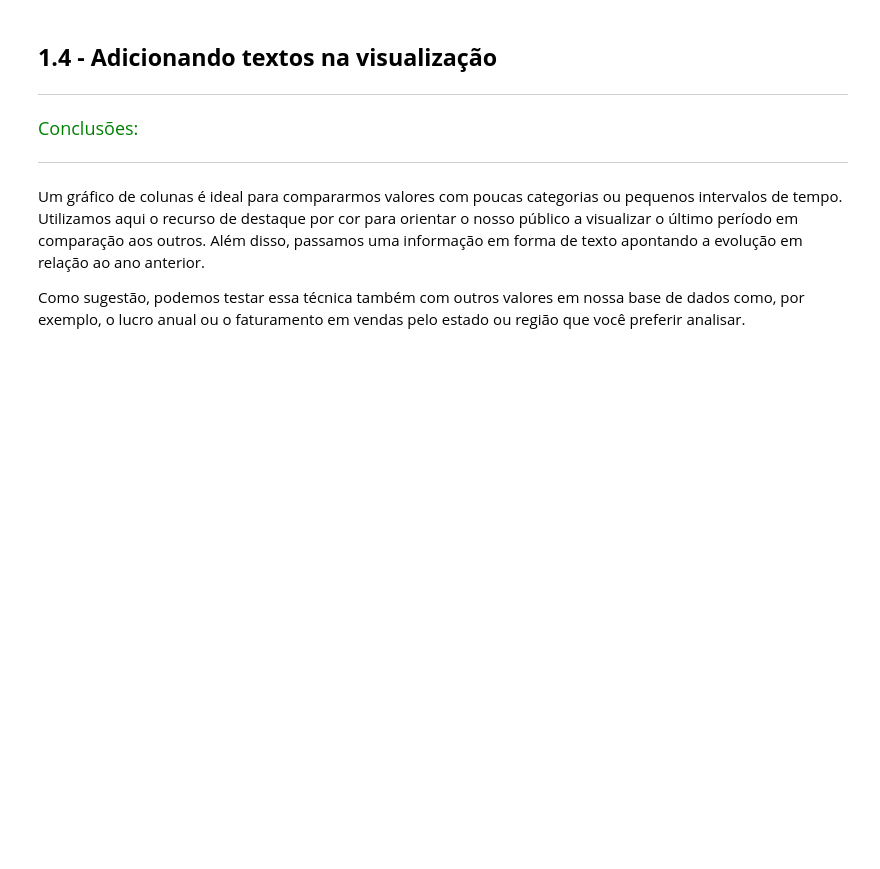
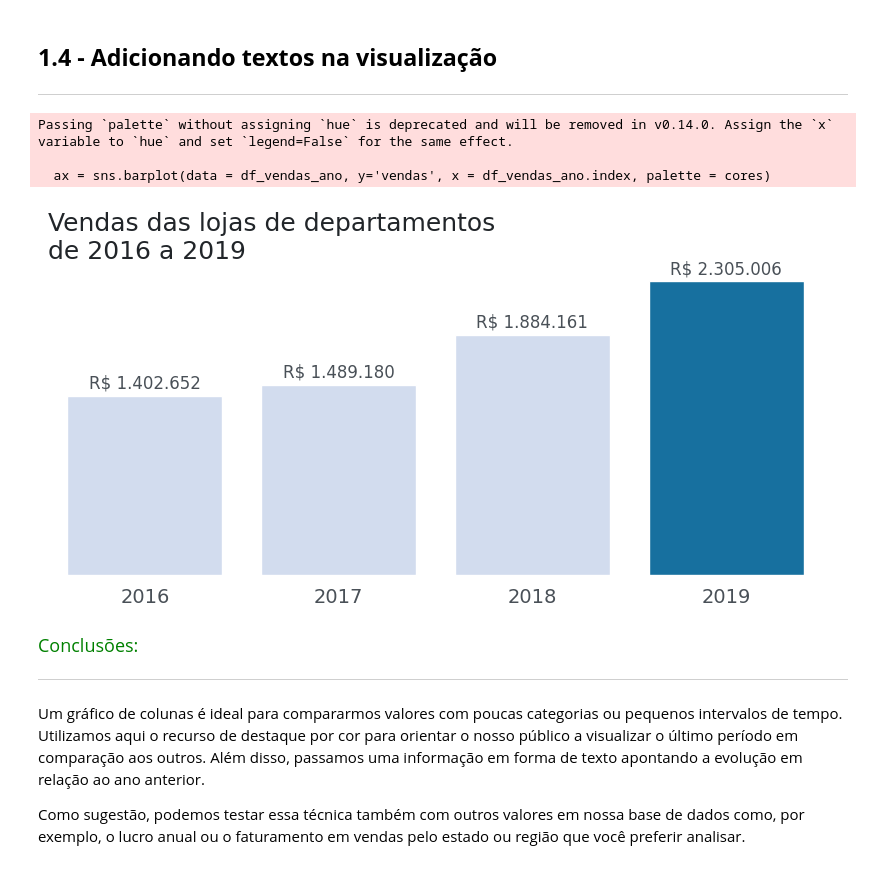
Before and after one commit to Lyanan85/In-GameSeries, a Jupyter notebook: Projeto+Inicial+_+Dataviz_+Gráficos.ipynb, the cells around one changed output. Cells and saved outputs as stored; diff of their text form; code cells hidden in the pictures; blank space fills up the shorter version.

```diff
--- a/Projeto+Inicial+_+Dataviz_+Gráficos.ipynb
+++ b/Projeto+Inicial+_+Dataviz_+Gráficos.ipynb
@@ -240,3 +242,32 @@ plt.show()
+# %%
+def grafico_vendas(cores: list=[AZUL2]):
+  # Importando as bibliotecas
+  import matplotlib.pyplot as plt
+  import seaborn as sns
+
+  # Área do gráfico e tema da visualização
+  fig, ax = plt.subplots(figsize=(10,4))
+  sns.set_theme(style="white")
+
+  # Gerando o gráfico de colunas
+  ax = sns.barplot(data = df_vendas_ano, y='vendas', x = df_vendas_ano.index, palette = cores)
+
+  # Personalizando o gráfico
+  ax.set_title("Vendas das lojas de departamentos\nde 2016 a 2019", loc="left", fontsize=18, color= CINZA1)
+  ax.set_xlabel("")
+  ax.set_ylabel("")
+  ax.xaxis.set_tick_params(labelsize = 14, labelcolor = CINZA2)
+  sns.despine(left= True, bottom = True)
+
+  # Escrevendo os valores de cada barra no gráfico
+  ax.set_yticklabels([])
+  for i, valor in enumerate(df_vendas_ano["vendas"]):
+    qtd = f'R$ {valor:,.0f}'.replace(",",".")
+    offset = 1e5
+    ax.text(i, valor + offset, qtd, color = CINZA2, fontsize =12, ha = "center", va = "center")
+
+  # retornando o eixo
+  return ax
 # %% [markdown]
 ## **1.4 - Adicionando textos na visualização**
 
@@ -254,3 +275,18 @@ plt.show()
+# %%
+cores = []
+for ano in df_vendas_ano.index:
+  if df_vendas_ano.loc[ano,"vendas"] == df_vendas_ano.vendas.max():
+    cores.append(AZUL2)
+  else:
+    cores.append(AZUL5)
+
+## Chamando a função do gráfico de colunas
+ax = grafico_vendas(cores)
+# %% [output]
+Passing `palette` without assigning `hue` is deprecated and will be removed in v0.14.0. Assign the `x` variable to `hue` and set `legend=False` for the same effect.
+
+  ax = sns.barplot(data = df_vendas_ano, y='vendas', x = df_vendas_ano.index, palette = cores)
+[figure, added]
 # %% [markdown]
 <font color=green size=4> Conclusões: </font>
 
```
Also changed, not shown: parts of 4 cells of this notebook.
